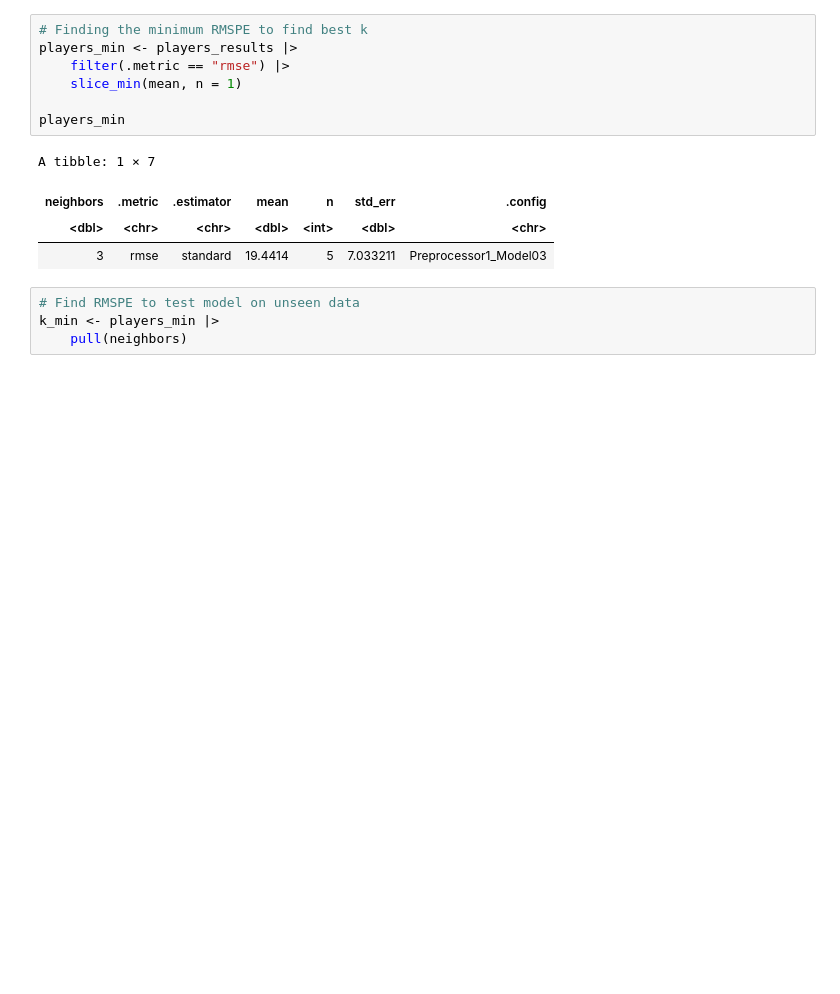
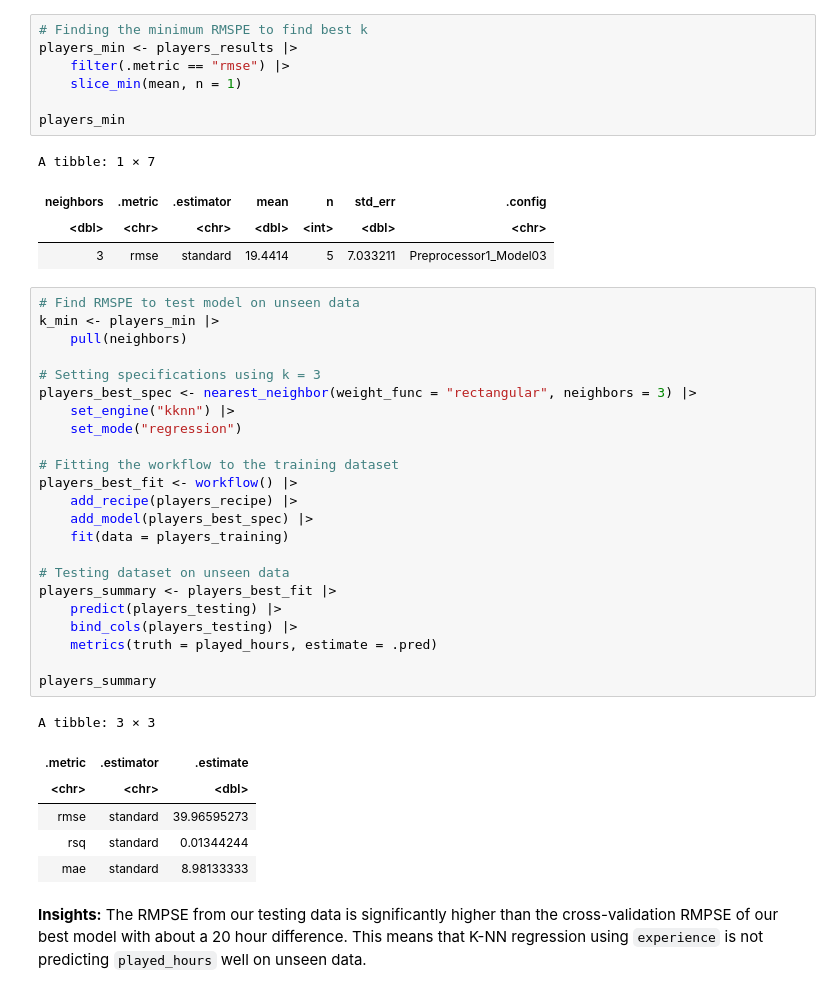
Before and after one commit to ALagodzinska/Group26-FinalReport, a Jupyter notebook: Report.ipynb, the cells around one changed output. Saved outputs shown, nothing was run; the diff lists cells and outputs as text; blank space fills up the shorter version.

Commit message:
DRAFT Data Analysis

```diff
--- a/Report.ipynb
+++ b/Report.ipynb
@@ -604,4 +604,32 @@ A tibble: 1 × 7
 # %%
 # Find RMSPE to test model on unseen data
 k_min <- players_min |>
     pull(neighbors)
+
+# Setting specifications using k = 3
+players_best_spec <- nearest_neighbor(weight_func = "rectangular", neighbors = 3) |>
+    set_engine("kknn") |>
+    set_mode("regression")
+
+# Fitting the workflow to the training dataset
+players_best_fit <- workflow() |>
+    add_recipe(players_recipe) |>
+    add_model(players_best_spec) |>
+    fit(data = players_training)
+
+# Testing dataset on unseen data
+players_summary <- players_best_fit |>
+    predict(players_testing) |>
+    bind_cols(players_testing) |>
+    metrics(truth = played_hours, estimate = .pred)
+
+players_summary
+# %% [output]
+A tibble: 3 × 3
+| .metric | .estimator | .estimate |
+| <chr> | <chr> | <dbl> |
+| rmse | standard | 39.96595273 |
+| rsq | standard | 0.01344244 |
+| mae | standard | 8.98133333 |
+# %% [markdown]
+**Insights:** The RMPSE from our testing data is significantly higher than the cross-validation RMPSE of our best model with about a 20 hour difference. This means that K-NN regression using `experience` is not predicting `played_hours` well on unseen data.
```
Also changed, not shown: parts of 1 cell of this notebook.
